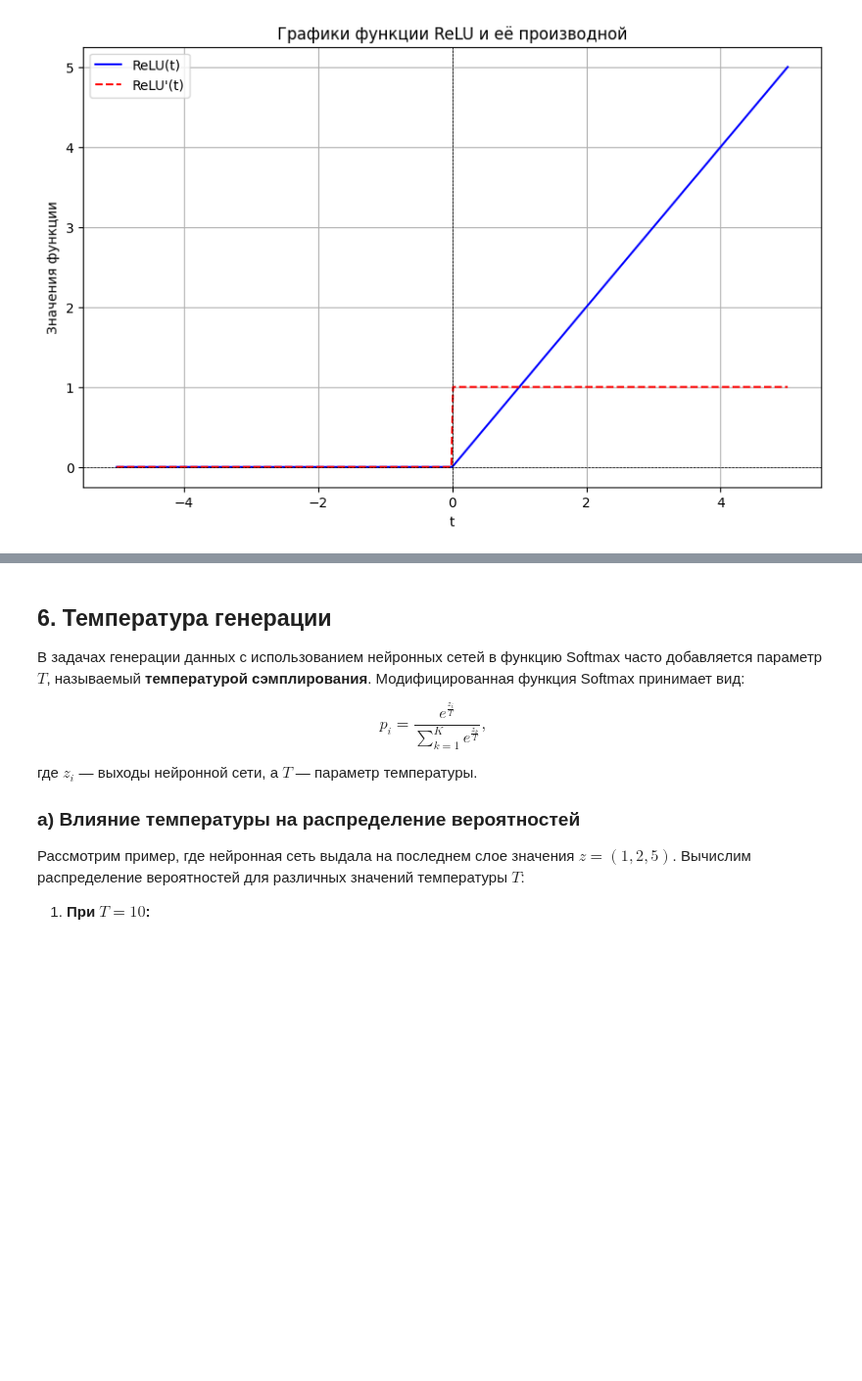
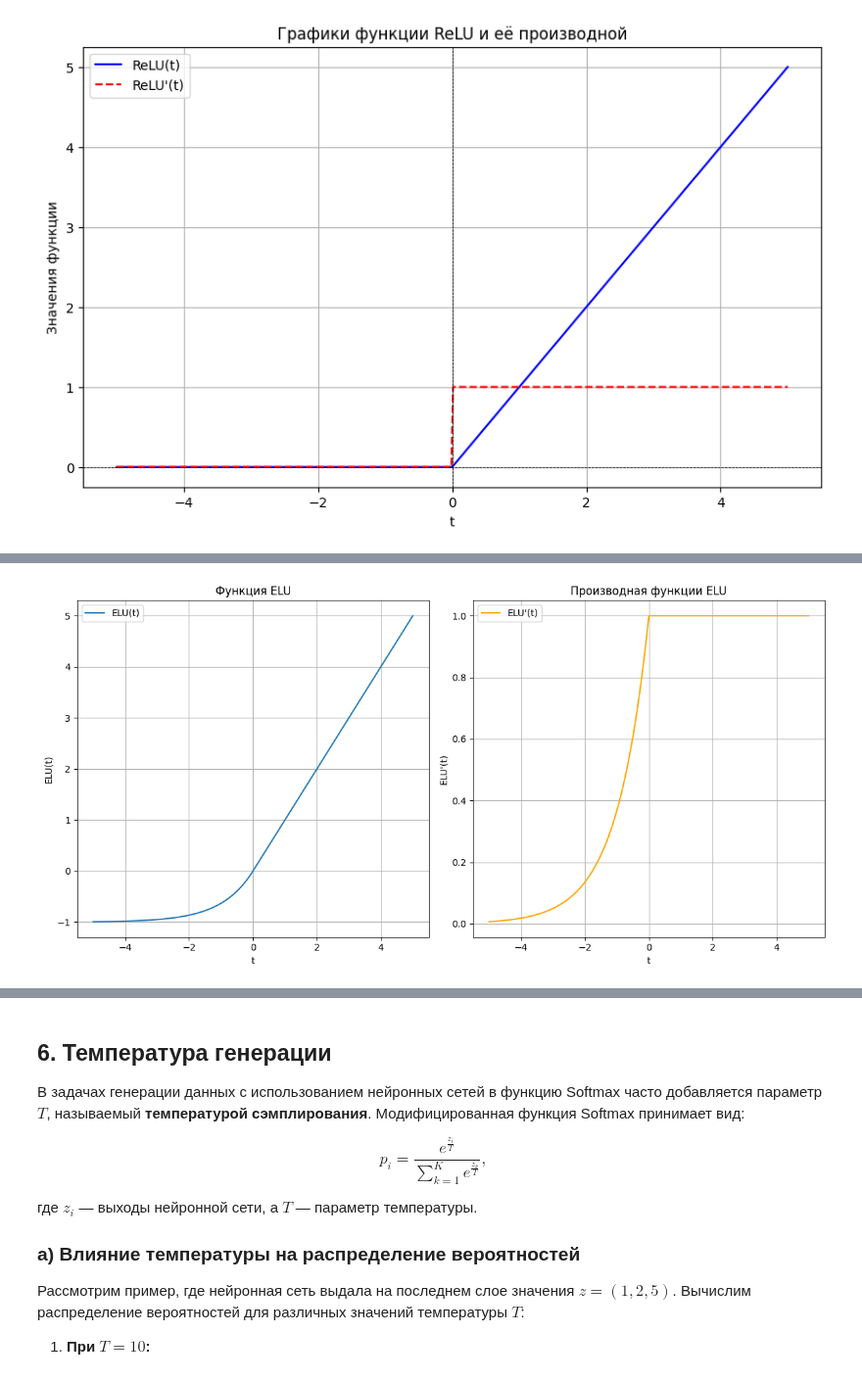
Before and after one commit to Fairim/ABC_DataMining, a Jupyter notebook: DL/3_Функции_активации_в_нейронных_сетях.ipynb, the cells around one changed output, grey strips where cells are left out. Shown at 98% size. Drawn from its saved outputs; the diff is of its cells as text; code cells hidden in the pictures; blank space fills up the shorter version.

```diff
--- a/DL/3_Функции_активации_в_нейронных_сетях.ipynb
+++ b/DL/3_Функции_активации_в_нейронных_сетях.ipynb
@@ -1027,0 +980,66 @@ Mish сочетает в себе преимущества Swish и ELU, обе
+# %%
+import numpy as np
+import matplotlib.pyplot as plt
+
+def elu(t, alpha=1.0):
+    """
+    Функция ELU (Exponential Linear Unit).
+
+    Параметры:
+    t : array-like или float
+        Входные данные.
+    alpha : float, optional
+        Параметр alpha, по умолчанию равен 1.0.
+
+    Возвращает:
+    array-like или float
+        Значения функции ELU.
+    """
+    return np.where(t >= 0, t, alpha * (np.exp(t) - 1))
+
+def elu_derivative(t, alpha=1.0):
+    """
+    Производная функции ELU.
+
+    Параметры:
+    t : array-like или float
+        Входные данные.
+    alpha : float, optional
+        Параметр alpha, по умолчанию равен 1.0.
+
+    Возвращает:
+    array-like или float
+        Значения производной функции ELU.
+    """
+    return np.where(t >= 0, 1, alpha * np.exp(t))
+
+# Пример использования
+t = np.linspace(-5, 5, 500)
+alpha = 1.0
+
+elu_values = elu(t, alpha)
+elu_derivative_values = elu_derivative(t, alpha)
+
+# Построение графиков
+plt.figure(figsize=(12, 6))
+
+plt.subplot(1, 2, 1)
+plt.plot(t, elu_values, label='ELU(t)')
+plt.title('Функция ELU')
+plt.xlabel('t')
+plt.ylabel('ELU(t)')
+plt.grid(True)
+plt.legend()
+
+plt.subplot(1, 2, 2)
+plt.plot(t, elu_derivative_values, label="ELU'(t)", color='orange')
+plt.title('Производная функции ELU')
+plt.xlabel('t')
+plt.ylabel("ELU'(t)")
+plt.grid(True)
+plt.legend()
+
+plt.tight_layout()
+plt.show()
+# %% [output]
+[figure, added]
```
Also changed, not shown: parts of 7 cells of this notebook.
